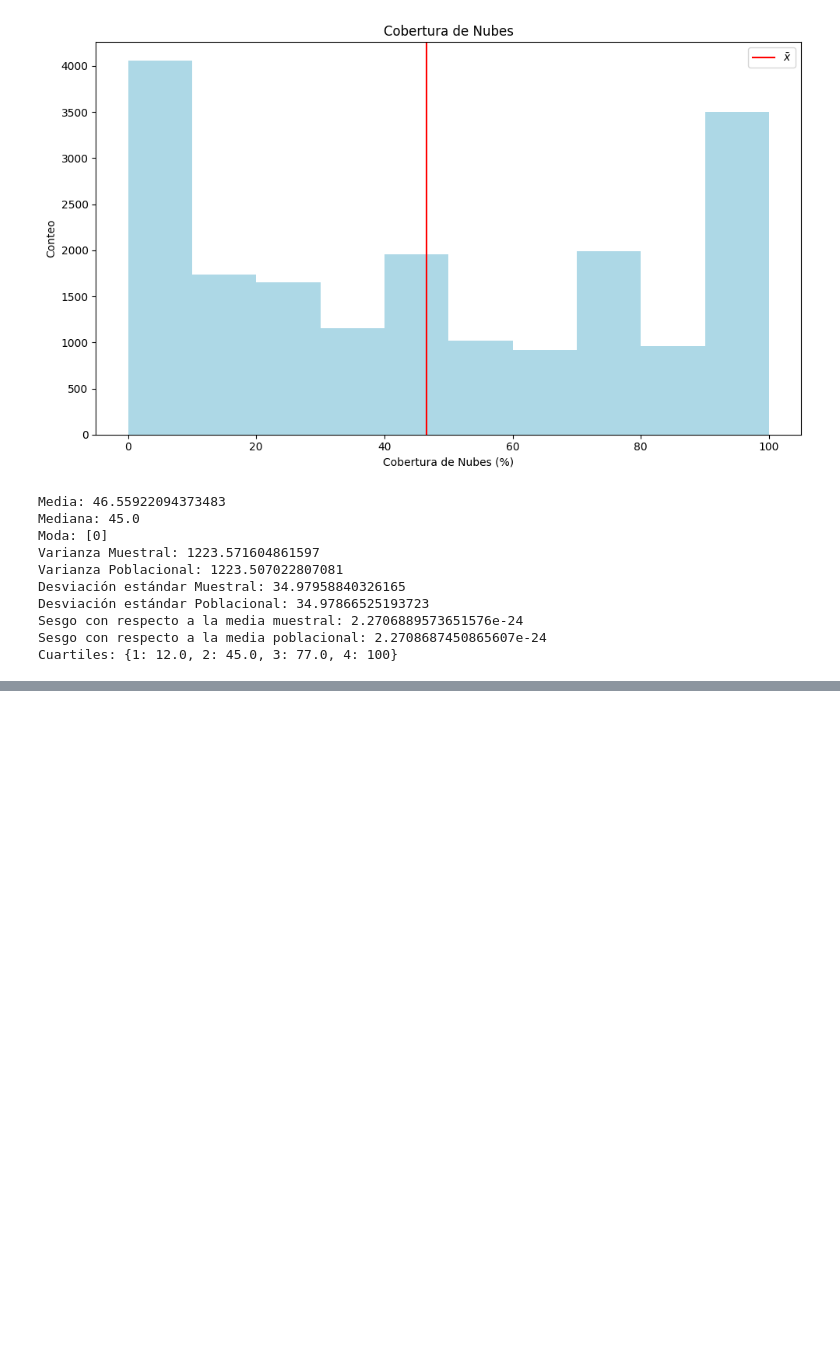
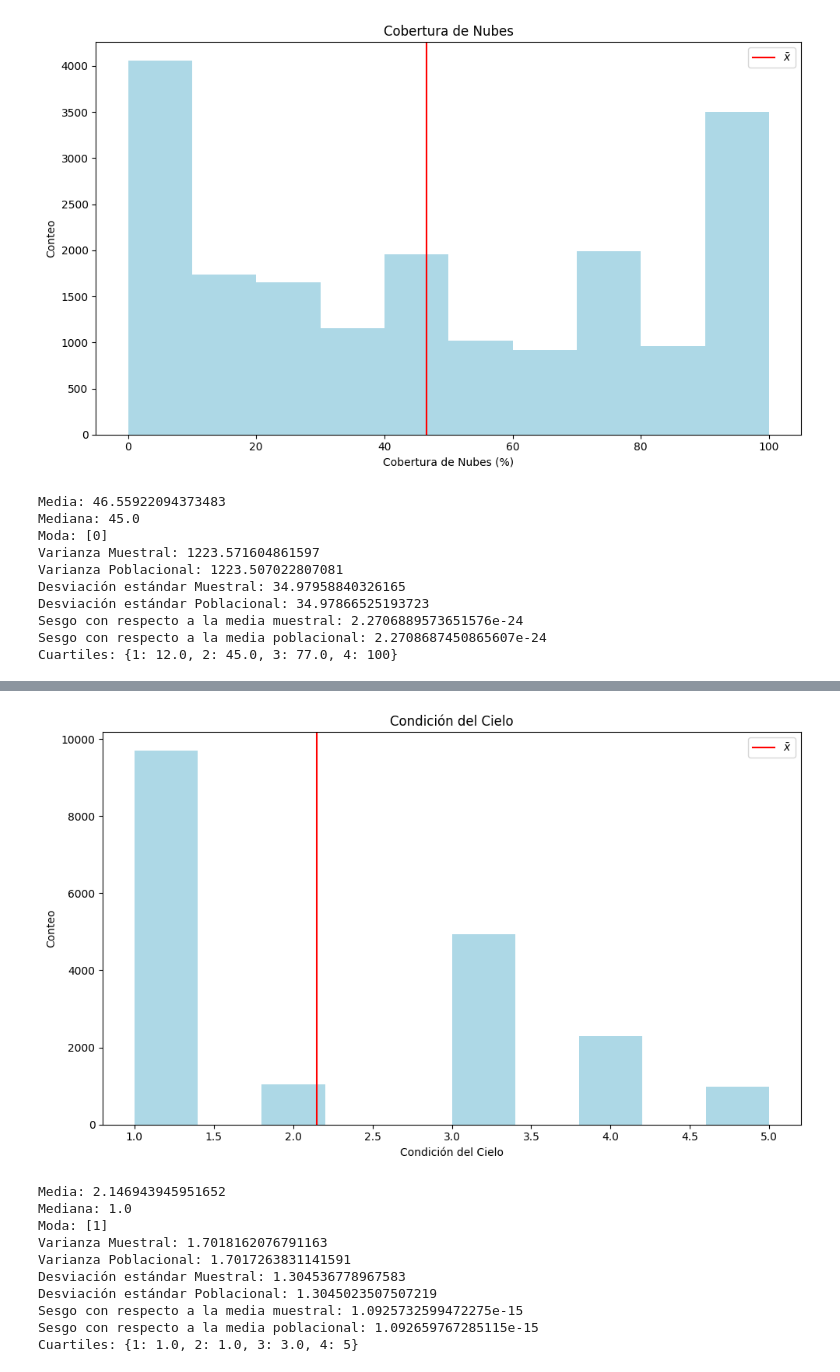
Before and after one commit to ClaudiaGtzD/AprendizajeAutomatico, a Jupyter notebook: Semana03/Tarea_03.ipynb, the cells around one changed output, grey strips where cells are left out. Cells and saved outputs as stored; diff of their text form; code cells hidden in the pictures; blank space fills up the shorter version.

```diff
--- a/Semana03/Tarea_03.ipynb
+++ b/Semana03/Tarea_03.ipynb
@@ -580,0 +458,15 @@ Análisis de: DireccionViento
+# %%
+hist_plotting('Condición del Cielo', datosGeneracion['CodCondCielo'], 'Condición del Cielo', 'Conteo', 10, 6)
+Analisis_Descriptivo(datosGeneracion['CodCondCielo'].to_list())
+# %% [output]
+[figure, added]
+Media: 2.146943945951652
+Mediana: 1.0
+Moda: [1]
+Varianza Muestral: 1.7018162076791163
+Varianza Poblacional: 1.7017263831141591
+Desviación estándar Muestral: 1.304536778967583
+Desviación estándar Poblacional: 1.3045023507507219
+Sesgo con respecto a la media muestral: 1.0925732599472275e-15
+Sesgo con respecto a la media poblacional: 1.092659767285115e-15
+Cuartiles: {1: 1.0, 2: 1.0, 3: 3.0, 4: 5}
```
Also changed, not shown: parts of 20 cells of this notebook.
